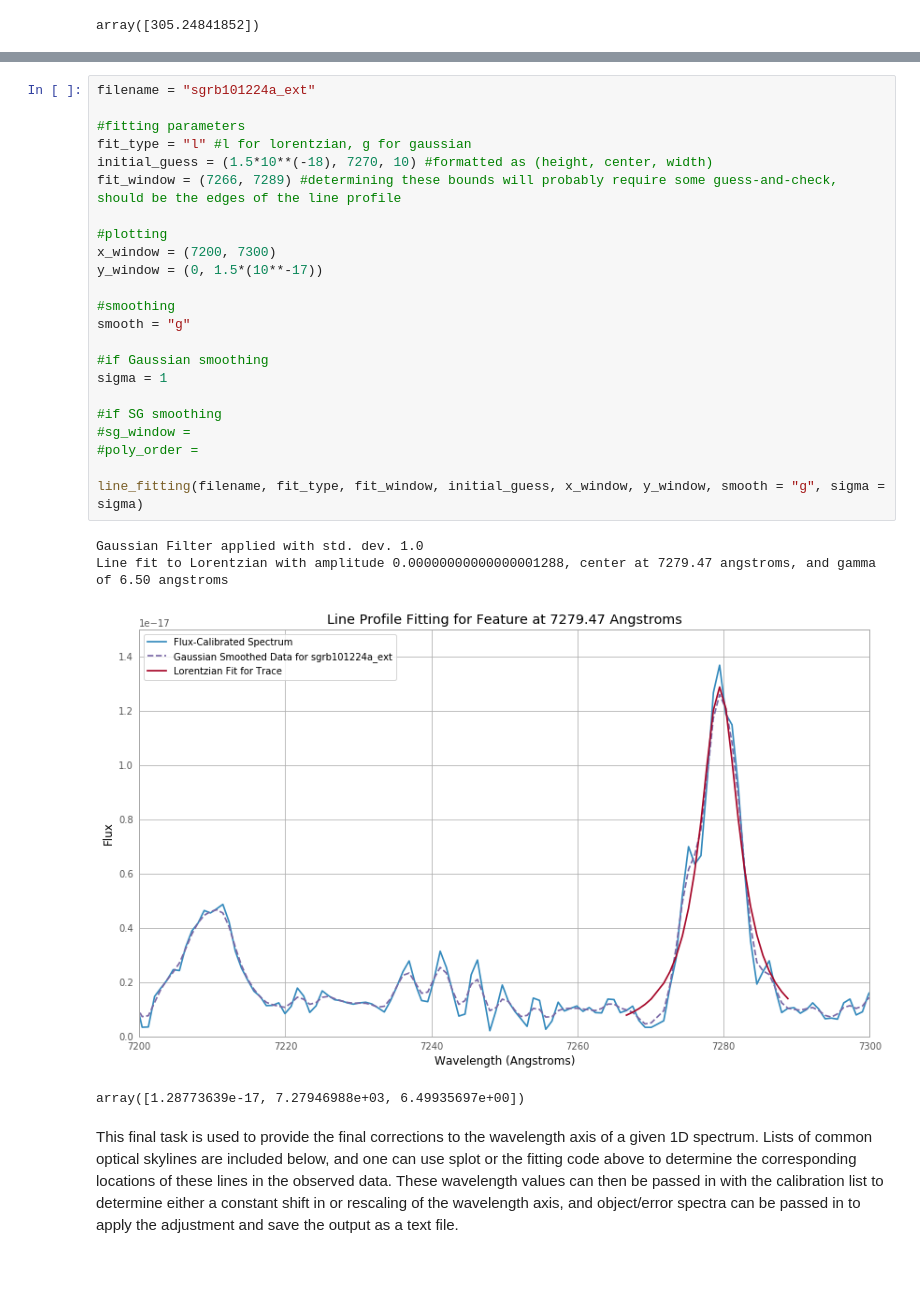
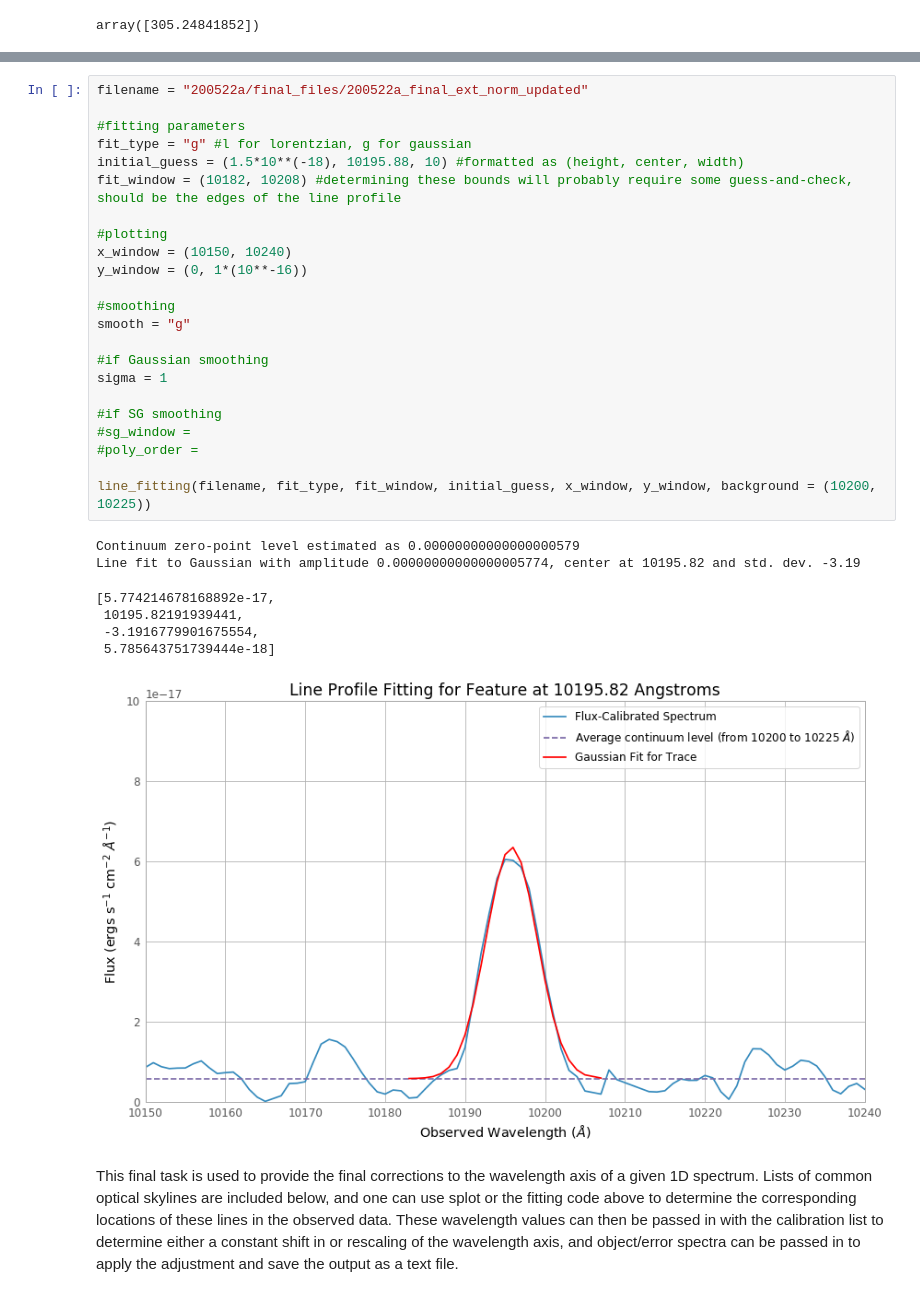
Before and after one commit to CIERA-Transients/MODS_spectroscopy, a Jupyter notebook: spec_find_features.ipynb, the cells around one changed output, grey strips where cells are left out. Saved outputs shown, nothing was run; the diff lists cells and outputs as text; blank space fills up the shorter version.

```diff
--- a/spec_find_features.ipynb
+++ b/spec_find_features.ipynb
@@ -175,32 +193,35 @@ def line_fitting(filename, fit_type, fit_window, g, x_lim, y_lim, **kwargs):
     return popt
 # %%
-filename = "sgrb101224a_ext"
+filename = "200522a/final_files/200522a_final_ext_norm_updated"
 
 #fitting parameters
-fit_type = "l" #l for lorentzian, g for gaussian
-initial_guess = (1.5*10**(-18), 7270, 10) #formatted as (height, center, width)
-fit_window = (7266, 7289) #determining these bounds will probably require some guess-and-check, should be the edges of the line profile
+fit_type = "g" #l for lorentzian, g for gaussian
+initial_guess = (1.5*10**(-18), 10195.88, 10) #formatted as (height, center, width)
+fit_window = (10182, 10208) #determining these bounds will probably require some guess-and-check, should be the edges of the line profile
 
 #plotting
-x_window = (7200, 7300)
-y_window = (0, 1.5*(10**-17))
+x_window = (10150, 10240)
+y_window = (0, 1*(10**-16))
 
 #smoothing
 smooth = "g"
 
 #if Gaussian smoothing
 sigma = 1
 
 #if SG smoothing
 #sg_window =
 #poly_order =
 
-line_fitting(filename, fit_type, fit_window, initial_guess, x_window, y_window, smooth = "g", sigma = sigma)
+line_fitting(filename, fit_type, fit_window, initial_guess, x_window, y_window, background = (10200, 10225))
 # %% [output]
-Gaussian Filter applied with std. dev. 1.0
-Line fit to Lorentzian with amplitude 0.00000000000000001288, center at 7279.47 angstroms, and gamma of 6.50 angstroms
+Continuum zero-point level estimated as 0.00000000000000000579
+Line fit to Gaussian with amplitude 0.00000000000000005774, center at 10195.82 and std. dev. -3.19
+[5.774214678168892e-17,
+ 10195.82191939441,
+ -3.1916779901675554,
+ 5.785643751739444e-18]
-[figure, old version]
+[figure, new version]
-array([1.28773639e-17, 7.27946988e+03, 6.49935697e+00])
 # %% [markdown]
 This final task is used to provide the final corrections to the wavelength axis of a given 1D spectrum. Lists of common optical skylines are included below, and one can use splot or the fitting code above to determine the corresponding locations of these lines in the observed data. These wavelength values can then be passed in with the calibration list to determine either a constant shift in or rescaling of the wavelength axis, and object/error spectra can be passed in to apply the adjustment and save the output as a text file.
 # %%
```
Also changed, not shown: parts of 3 cells of this notebook, 2 other files.
